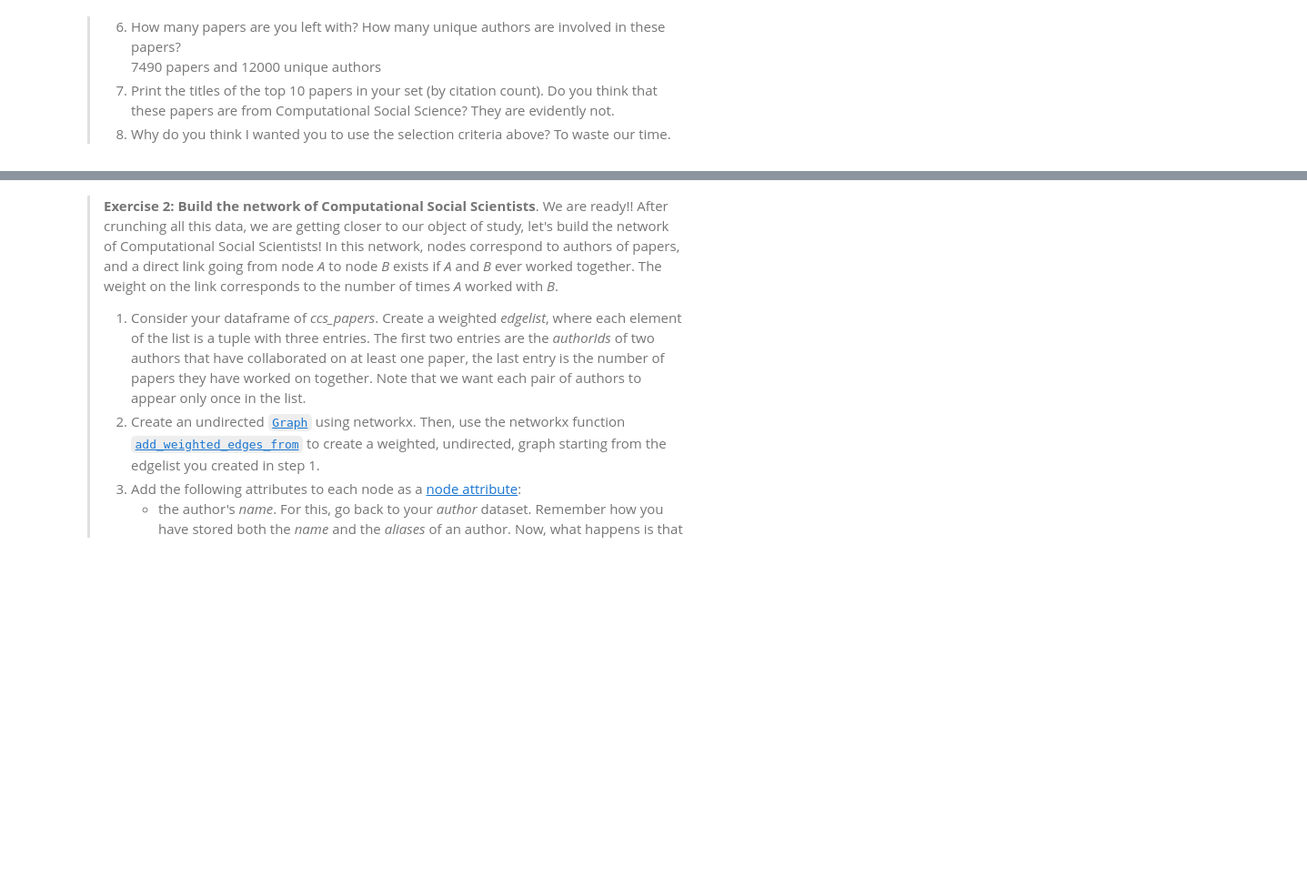
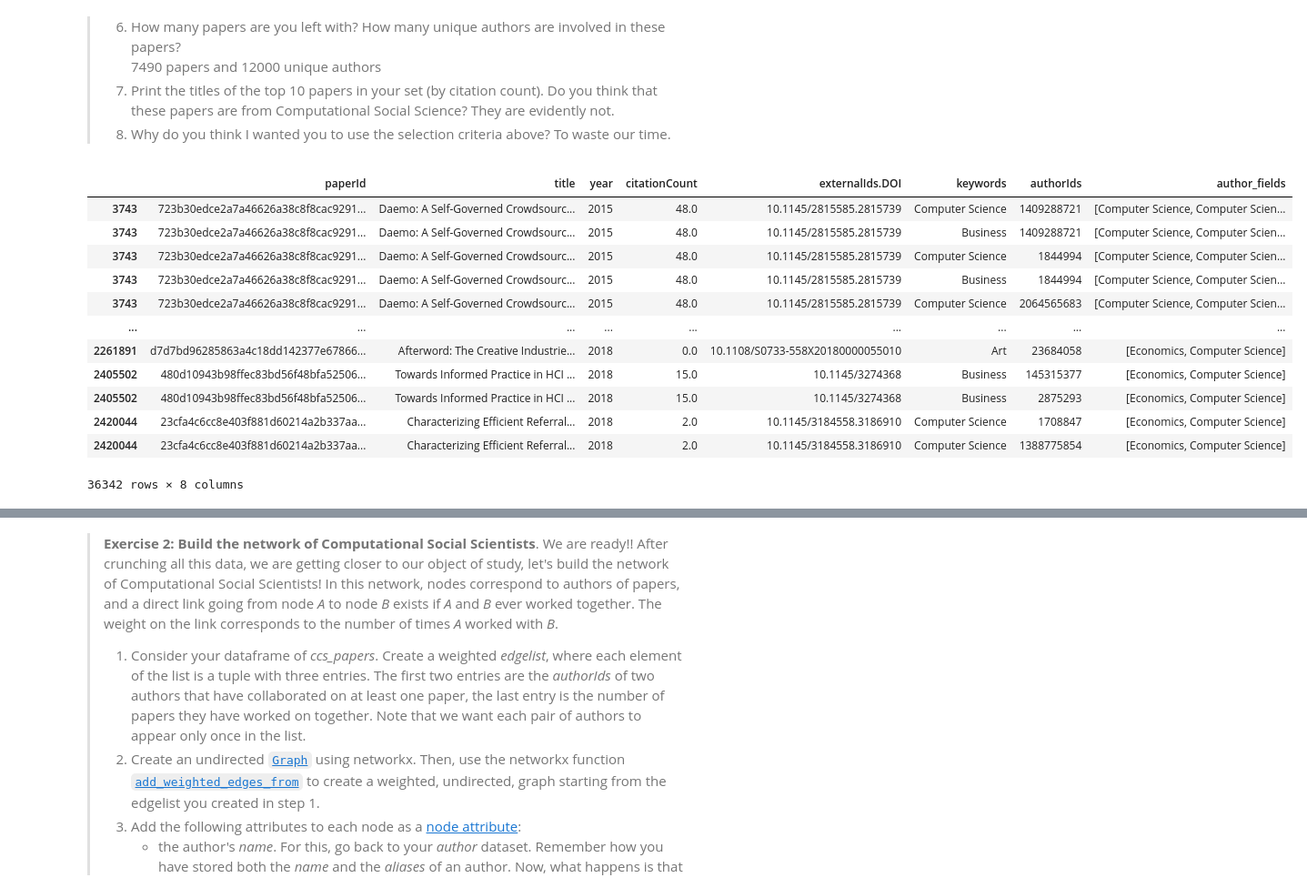
Before and after one commit to joachimschroeder/comsocsci2023, a Jupyter notebook: lectures/Week4.ipynb, the cells around one changed output, grey strips where cells are left out. Shown: that part at 91% size. Drawn from its saved outputs; the diff is of its cells as text; code cells hidden in the pictures; blank space fills up the shorter version.

```diff
--- a/lectures/Week4.ipynb
+++ b/lectures/Week4.ipynb
@@ -261,3 +264,21 @@ s.head(10)
 They are evidently not.
 > 8. Why do you think I wanted you to use the selection criteria above?
 To waste our time.
+# %%
+authors_exp = filtered_df.explode('authorIds')
+keywords_exp = authors_exp.explode('keywords')
+keywords_exp
+# %% [output]
+|  | paperId | title | year | citationCount | externalIds.DOI | keywords | authorIds | author_fields |
+| 3743 | 723b30edce2a7a46626a38c8f8cac9291... | Daemo: A Self-Governed Crowdsourc... | 2015 | 48.0 | 10.1145/2815585.2815739 | Computer Science | 1409288721 | [Computer Science, Computer Scien... |
+| 3743 | 723b30edce2a7a46626a38c8f8cac9291... | Daemo: A Self-Governed Crowdsourc... | 2015 | 48.0 | 10.1145/2815585.2815739 | Business | 1409288721 | [Computer Science, Computer Scien... |
+| 3743 | 723b30edce2a7a46626a38c8f8cac9291... | Daemo: A Self-Governed Crowdsourc... | 2015 | 48.0 | 10.1145/2815585.2815739 | Computer Science | 1844994 | [Computer Science, Computer Scien... |
+| 3743 | 723b30edce2a7a46626a38c8f8cac9291... | Daemo: A Self-Governed Crowdsourc... | 2015 | 48.0 | 10.1145/2815585.2815739 | Business | 1844994 | [Computer Science, Computer Scien... |
+| 3743 | 723b30edce2a7a46626a38c8f8cac9291... | Daemo: A Self-Governed Crowdsourc... | 2015 | 48.0 | 10.1145/2815585.2815739 | Computer Science | 2064565683 | [Computer Science, Computer Scien... |
+| ... | ... | ... | ... | ... | ... | ... | ... | ... |
+| 2261891 | d7d7bd96285863a4c18dd142377e67866... | Afterword: The Creative Industrie... | 2018 | 0.0 | 10.1108/S0733-558X20180000055010 | Art | 23684058 | [Economics, Computer Science] |
+| 2405502 | 480d10943b98ffec83bd56f48bfa52506... | Towards Informed Practice in HCI ... | 2018 | 15.0 | 10.1145/3274368 | Business | 145315377 | [Economics, Computer Science] |
+| 2405502 | 480d10943b98ffec83bd56f48bfa52506... | Towards Informed Practice in HCI ... | 2018 | 15.0 | 10.1145/3274368 | Business | 2875293 | [Economics, Computer Science] |
+| 2420044 | 23cfa4c6cc8e403f881d60214a2b337aa... | Characterizing Efficient Referral... | 2018 | 2.0 | 10.1145/3184558.3186910 | Computer Science | 1708847 | [Economics, Computer Science] |
+| 2420044 | 23cfa4c6cc8e403f881d60214a2b337aa... | Characterizing Efficient Referral... | 2018 | 2.0 | 10.1145/3184558.3186910 | Computer Science | 1388775854 | [Economics, Computer Science] |
+36342 rows × 8 columns
```
Also changed, not shown: parts of 14 cells of this notebook, 2 other files.
